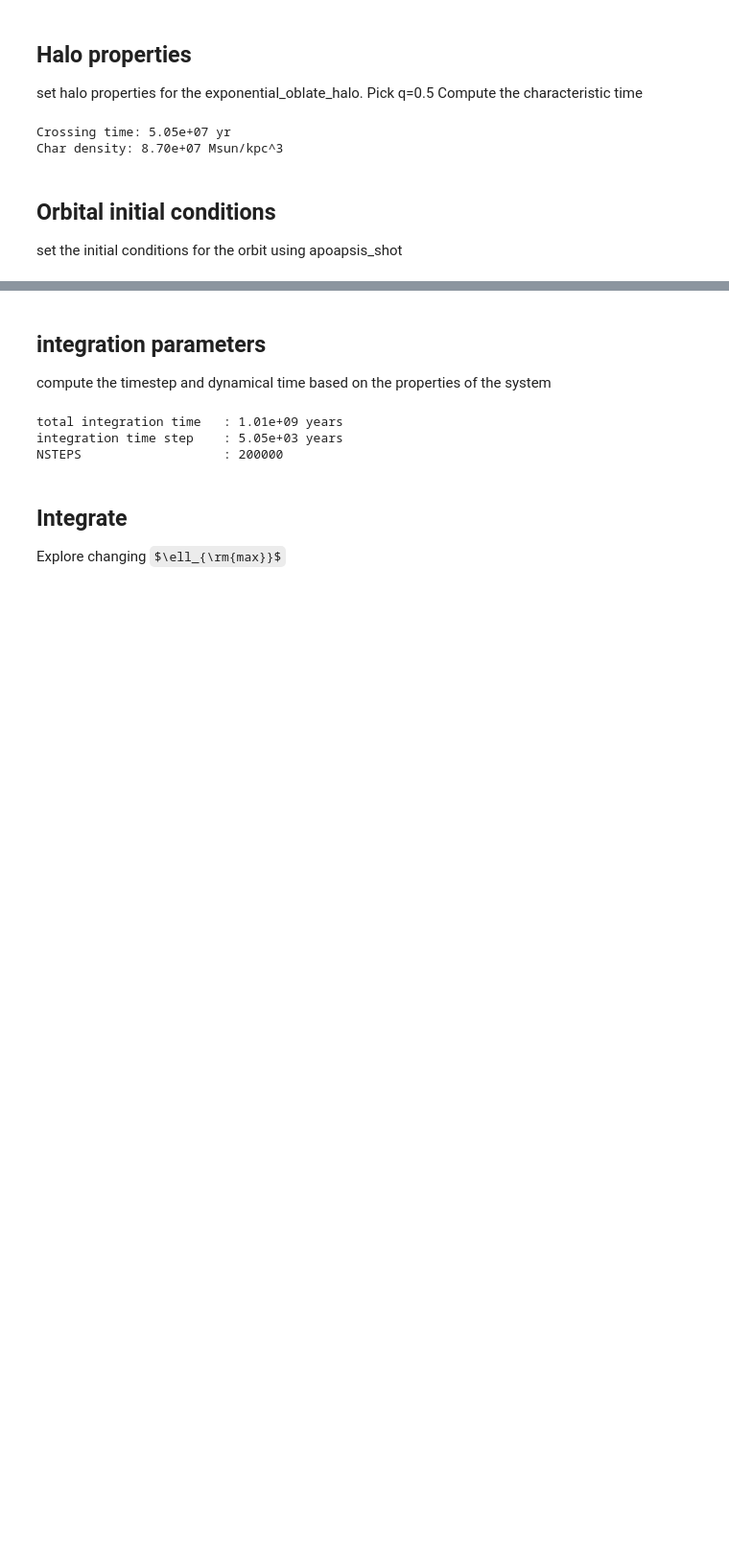
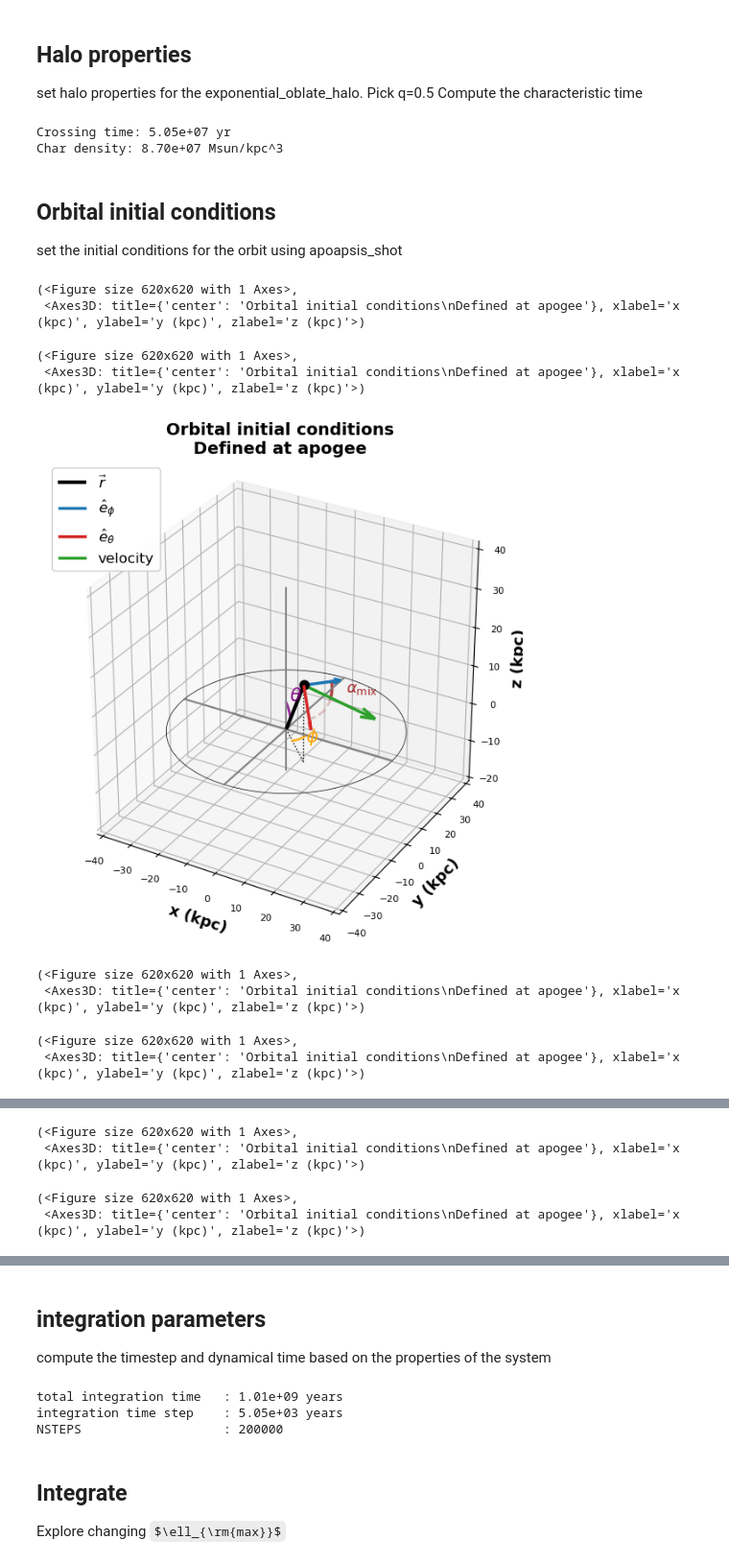
Before and after one commit to salvatore-ferrone/tstrippy, a Jupyter notebook: docs/source/legendre_BFE_orbit_convergence.ipynb, the cells around one changed output, grey strips where cells are left out. Shown at 96% size. Drawn from its saved outputs; the diff is of its cells as text; code cells hidden in the pictures; some formulas as TeX source; blank space fills up the shorter version.

```diff
--- a/docs/source/legendre_BFE_orbit_convergence.ipynb
+++ b/docs/source/legendre_BFE_orbit_convergence.ipynb
@@ -100,12 +245,24 @@ Char density: 8.70e+07 Msun/kpc^3
 
 set the initial conditions for the orbit using apoapsis_shot
 # %%
+radius      = 2*s0
+eccen       = 0.4
+theta       = np.pi/4
+phi         = -np.pi/4
+polar_mix   = .5
+
 potential   = tstrippy.potentials.exponential_oblate_halo
 params      = [G,rho0,s0,q]
-radius      = 2*s0
-eccen       = 0.2
-theta       = np.pi/4
-phi         = 0
-polar_mix   = 1
-rvec,vvec   = tstrippy.code.orbits.apoapsis_shot(potential=potential,params=params,radius=radius,eccen=eccen,theta=theta,phi=phi,polar_mix=polar_mix)
+rvec,vvec,azimuth_hat,merdional_hat   = tstrippy.code.orbits.apoapsis_shot(potential=potential,params=params,radius=radius,eccen=eccen,theta=theta,phi=phi,polar_mix=polar_mix,getVecs=True)
 initial_kinematics = [[rvec[0]],[rvec[1]],[rvec[2]],[vvec[0]],[vvec[1]],[vvec[2]]]
+plot_initial_orbital_conditions_geometry(rvec,vvec,azimuth_hat,merdional_hat,theta,phi,polar_mix,figsize=(6.2,6.2))
+# %% [output]
+(<Figure size 620x620 with 1 Axes>,
+ <Axes3D: title={'center': 'Orbital initial conditions\nDefined at apogee'}, xlabel='x (kpc)', ylabel='y (kpc)', zlabel='z (kpc)'>)
+(<Figure size 620x620 with 1 Axes>,
+ <Axes3D: title={'center': 'Orbital initial conditions\nDefined at apogee'}, xlabel='x (kpc)', ylabel='y (kpc)', zlabel='z (kpc)'>)
+[figure, added]
+(<Figure size 620x620 with 1 Axes>,
+ <Axes3D: title={'center': 'Orbital initial conditions\nDefined at apogee'}, xlabel='x (kpc)', ylabel='y (kpc)', zlabel='z (kpc)'>)
+(<Figure size 620x620 with 1 Axes>,
+ <Axes3D: title={'center': 'Orbital initial conditions\nDefined at apogee'}, xlabel='x (kpc)', ylabel='y (kpc)', zlabel='z (kpc)'>)
@@ -111,0 +270,4 @@ initial_kinematics = [[rvec[0]],[rvec[1]],[rvec[2]],[vvec[0]],[vvec[1]],[vvec[2]
+(<Figure size 620x620 with 1 Axes>,
+ <Axes3D: title={'center': 'Orbital initial conditions\nDefined at apogee'}, xlabel='x (kpc)', ylabel='y (kpc)', zlabel='z (kpc)'>)
+(<Figure size 620x620 with 1 Axes>,
+ <Axes3D: title={'center': 'Orbital initial conditions\nDefined at apogee'}, xlabel='x (kpc)', ylabel='y (kpc)', zlabel='z (kpc)'>)
```
Also changed, not shown: parts of 17 cells of this notebook.
